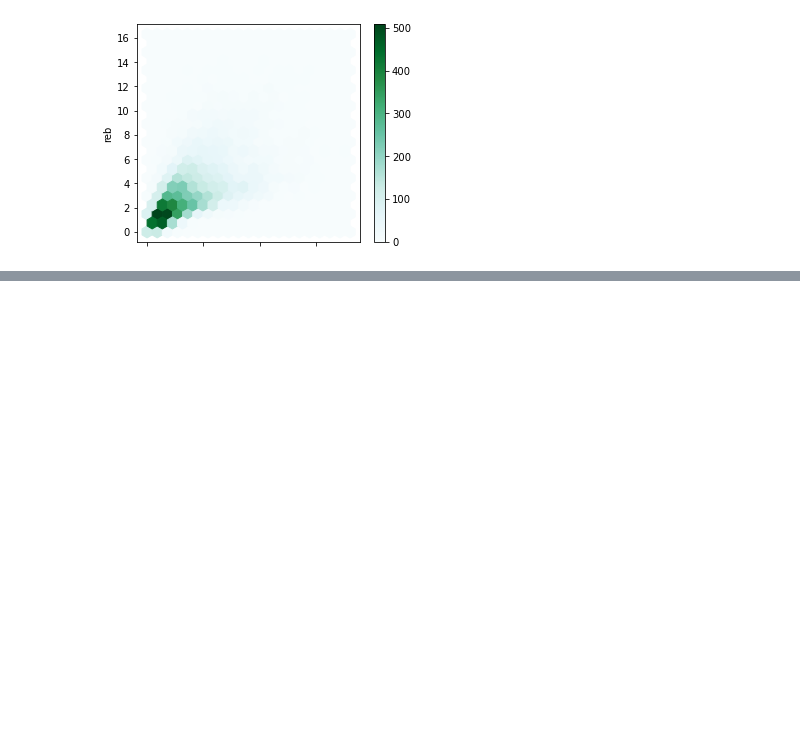
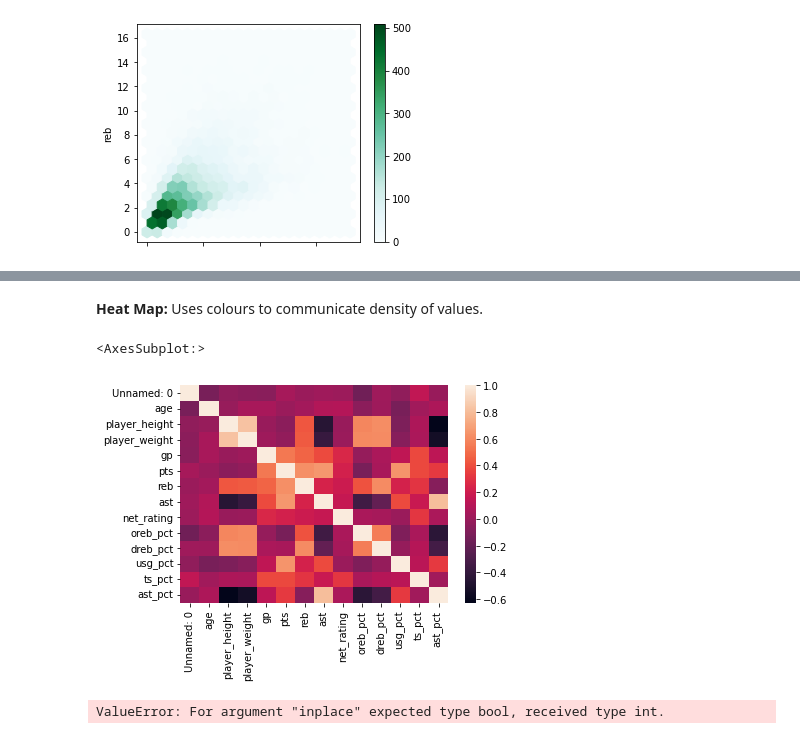
Before and after one commit to willosullivan/Practical-Statistics-for-Data-Science, a Jupyter notebook: chapter-1-exploratory-data-analysis.ipynb, the cells around one changed output, grey strips where cells are left out. Saved outputs shown, nothing was run; the diff lists cells and outputs as text; code cells hidden in the pictures; blank space fills up the shorter version.

```diff
--- a/chapter-1-exploratory-data-analysis.ipynb
+++ b/chapter-1-exploratory-data-analysis.ipynb
@@ -529,0 +540,17 @@ df.plot.hexbin(x='pts', y='reb',gridsize=20, figsize=(5,4))
+# %% [markdown]
+**Heat Map:** Uses colours to communicate density of values.
+# %%
+sns.heatmap(df.corr())
+# %% [output]
+<AxesSubplot:>
+[figure, added]
+# %%
+crosstab = df[["college", "team_abbreviation"]].pivot_table(
+		index='college',
+		columns='team_abbreviation',
+		aggfunc=lambda x: len(x),
+		margins=True
+)
+crosstab.fillna(0, inplace=0)
+# %% [output]
+ValueError: For argument "inplace" expected type bool, received type int.
```
Also changed, not shown: parts of 12 cells of this notebook.
